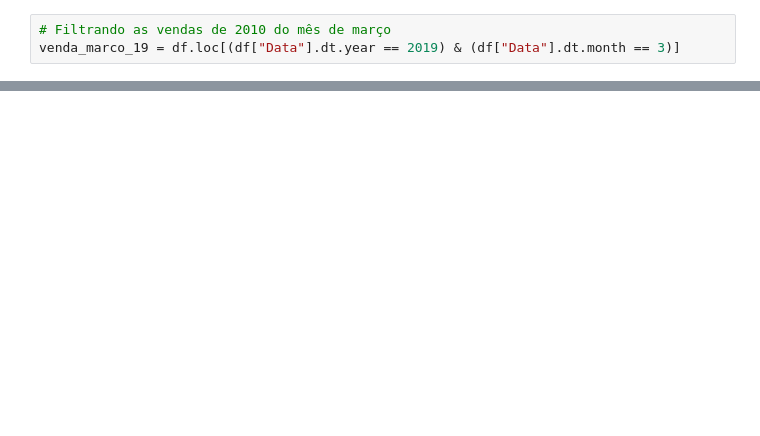
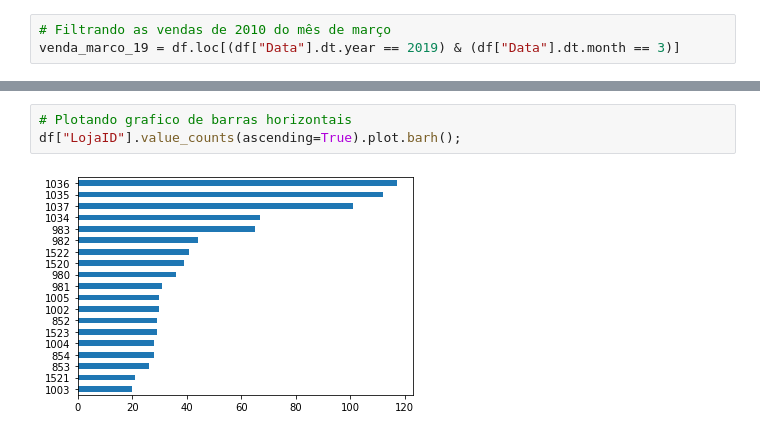
Before and after one commit to lucasmartins14/Pandas, a Jupyter notebook: Aula2_Pandas_DIO.ipynb, the cells around one changed output, grey strips where cells are left out. Cells and saved outputs as stored; diff of their text form; blank space fills up the shorter version.

```diff
--- a/Aula2_Pandas_DIO.ipynb
+++ b/Aula2_Pandas_DIO.ipynb
@@ -295,0 +327,5 @@ venda_marco_19.sample(20)
+# %%
+# Plotando grafico de barras horizontais
+df["LojaID"].value_counts(ascending=True).plot.barh();
+# %% [output]
+[figure, added]
```
Also changed, not shown: parts of 16 cells of this notebook, 1 other file.
